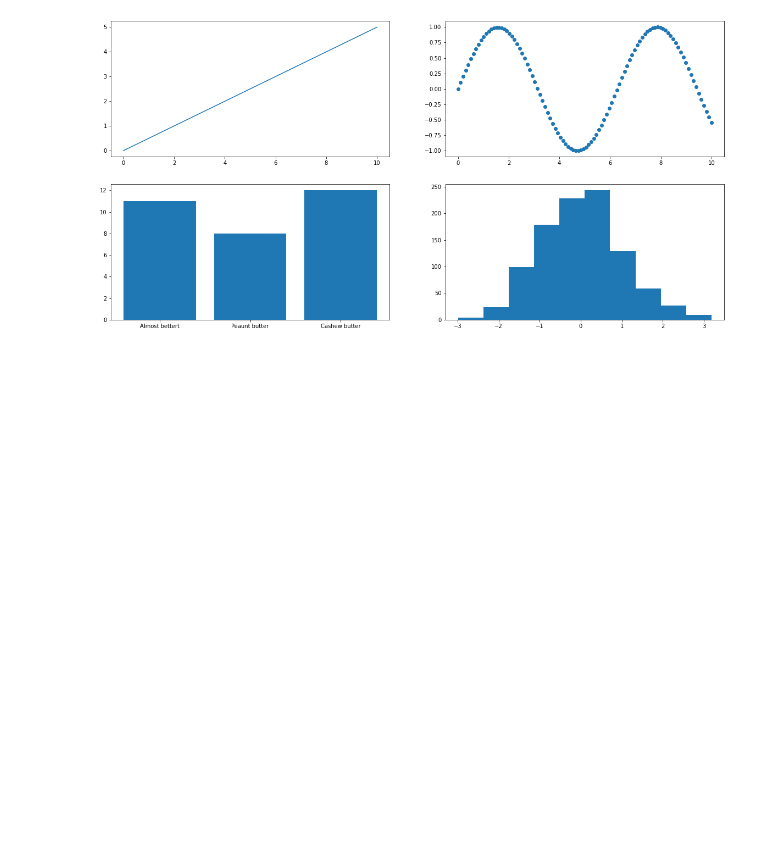
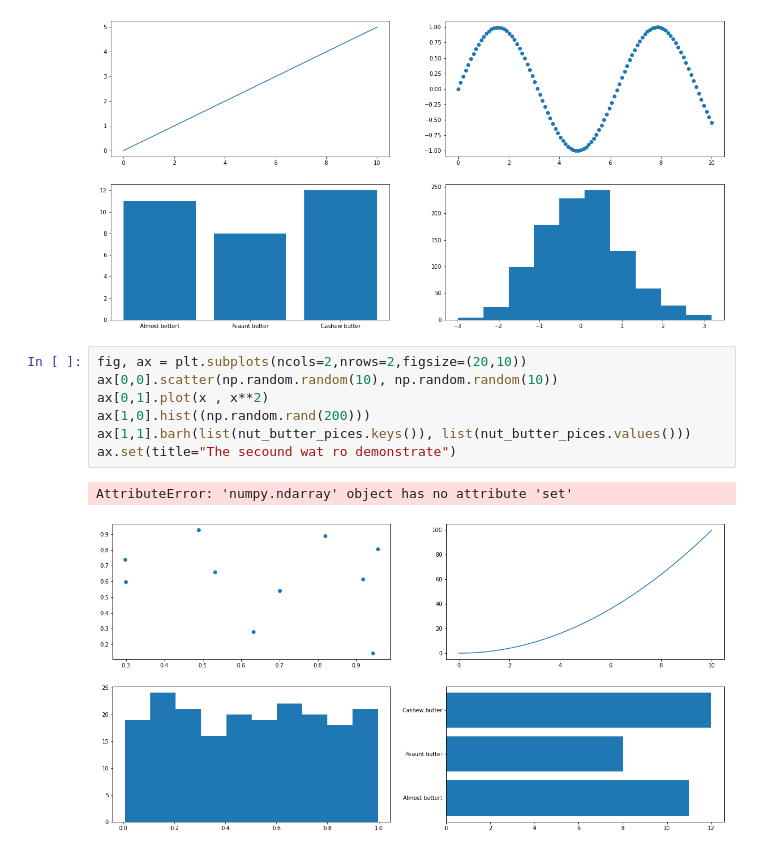
Before and after one commit to TahaAhvazi/ai-learning, a Jupyter notebook: matplotlibTrainig.ipynb, the cells around one changed output. Cells and saved outputs as stored; diff of their text form; blank space fills up the shorter version.

Commit message:
work with more plotting

```diff
--- a/matplotlibTrainig.ipynb
+++ b/matplotlibTrainig.ipynb
@@ -161,3 +161,13 @@ ax4.hist(np.random.randn(1000))
          3.18324876]),
  <BarContainer object of 10 artists>)
 [figure]
+# %%
+fig, ax = plt.subplots(ncols=2,nrows=2,figsize=(20,10))
+ax[0,0].scatter(np.random.random(10), np.random.random(10))
+ax[0,1].plot(x , x**2)
+ax[1,0].hist((np.random.rand(200)))
+ax[1,1].barh(list(nut_butter_pices.keys()), list(nut_butter_pices.values()))
+ax.set(title="The secound wat ro demonstrate")
+# %% [output]
+AttributeError: 'numpy.ndarray' object has no attribute 'set'
+[figure, added]
```
